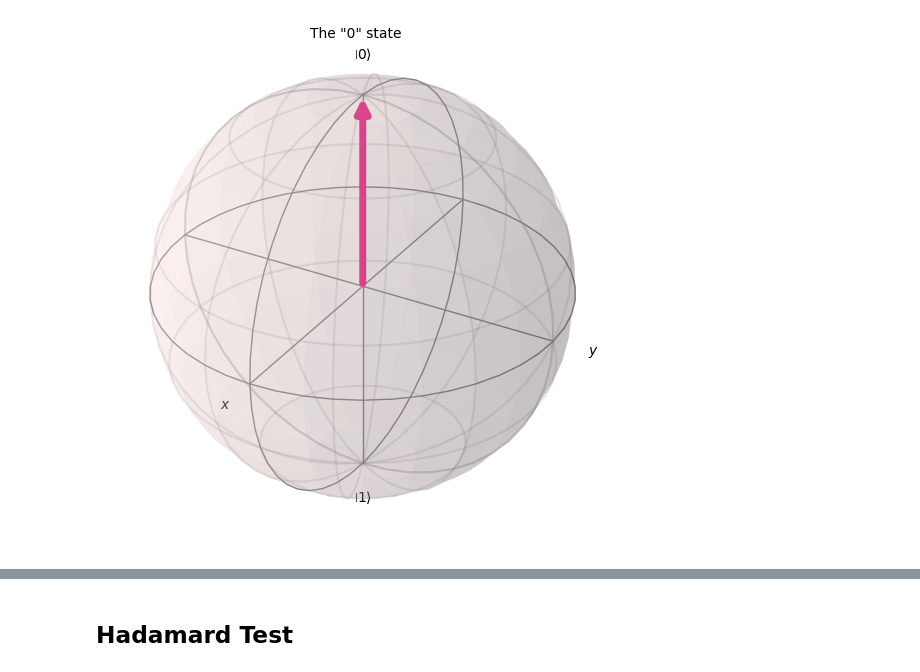
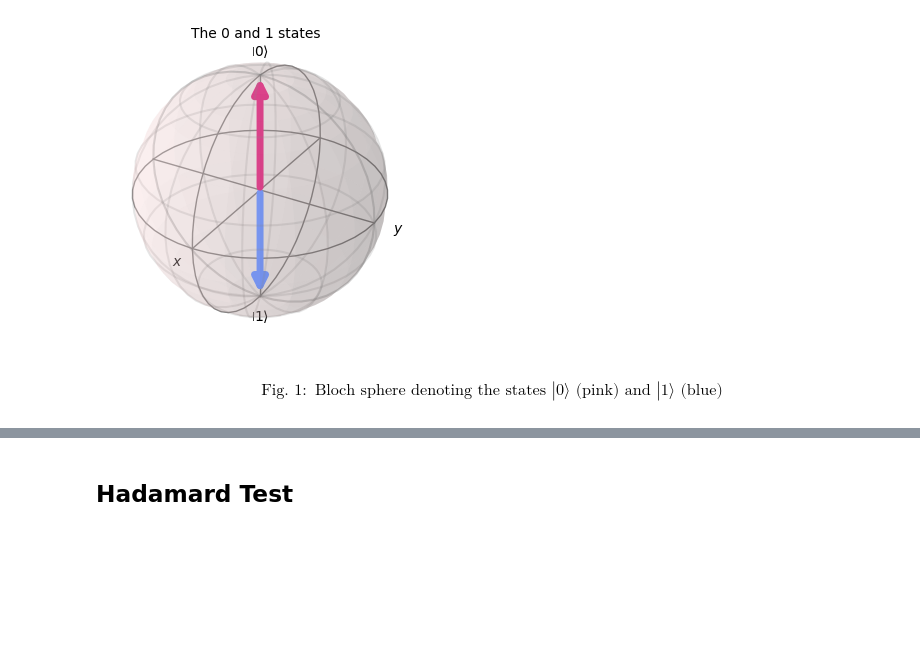
Before and after one commit to paulbruzzi/quantum-linear-algebra, a Jupyter notebook: Hadamard_Test.ipynb, the cells around one changed output, grey strips where cells are left out. Cells and saved outputs as stored; diff of their text form; code cells hidden in the pictures; blank space fills up the shorter version.

```diff
--- a/Hadamard_Test.ipynb
+++ b/Hadamard_Test.ipynb
@@ -47,6 +43,8 @@ A common technique for visualizing superposition states is the bloch sphere. The
-# %%
-plot_bloch_vector([0,0,1], title='The 0 state')
-# %% [output]
-[figure, removed]
+# %%
+plot_bloch_vector(([0,0,1],[0,0,-1]), title='The 0 and 1 states', figsize=(3,3))
+# %% [output]
+[figure, added]
+# %% [markdown]
+$$\text{Fig. }1:\text{ Bloch sphere denoting the states }|0\rangle \text{ (pink) and }|1\rangle\text{ (blue)}$$
 # %% [markdown]
 ### Measurement
```
Also changed, not shown: parts of 39 cells of this notebook, 3 other files.
